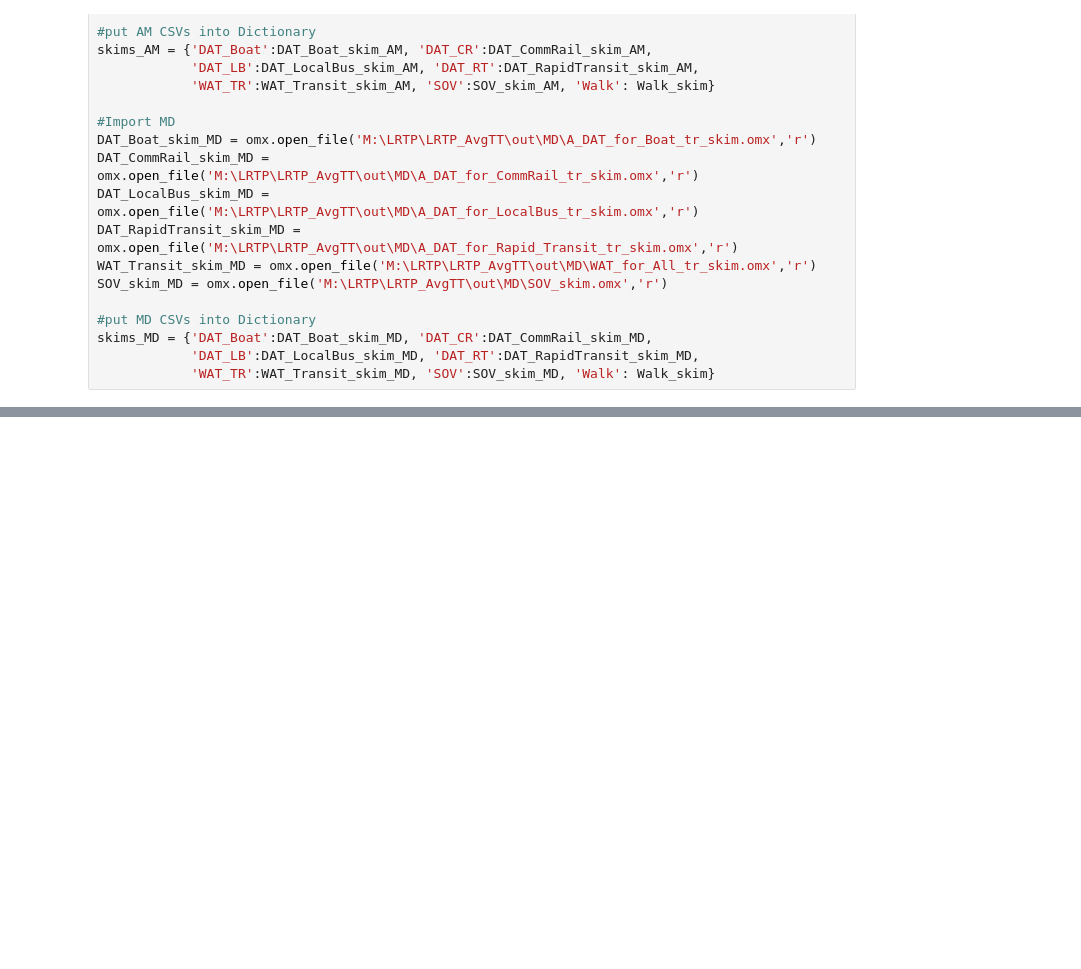
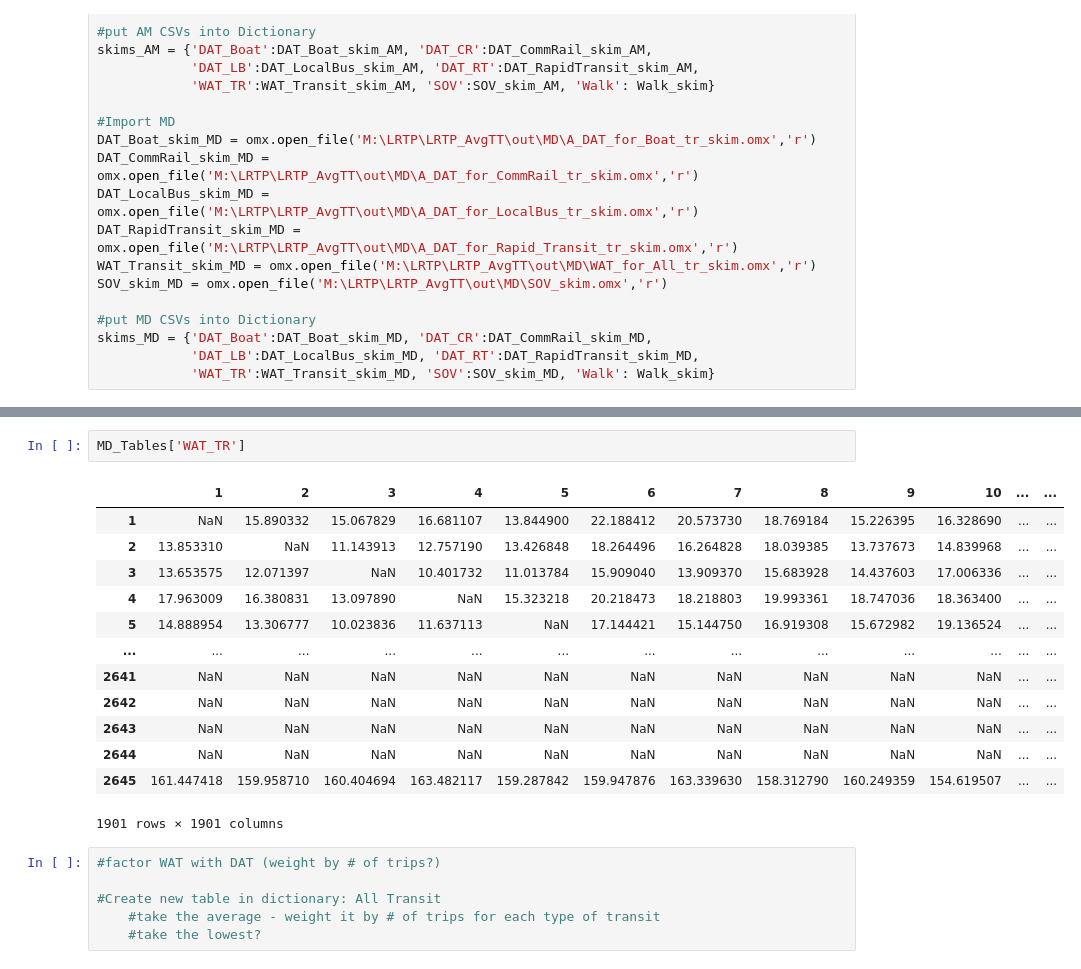
Before and after one commit to mmatkinson7/LRTP_DIDB_AVGTT, a Jupyter notebook: LTRP_DIDB_AVGTT_JULY21.ipynb, the cells around one changed output, grey strips where cells are left out. Cells and saved outputs as stored; diff of their text form; blank space fills up the shorter version.

```diff
--- a/LTRP_DIDB_AVGTT_JULY21.ipynb
+++ b/LTRP_DIDB_AVGTT_JULY21.ipynb
@@ -150,2 +149,24 @@ for x in skims_MD.keys():
+# %%
+MD_Tables['WAT_TR']
+# %% [output]
+|  | 1 | 2 | 3 | 4 | 5 | 6 | 7 | 8 | 9 | 10 | ... | ... |
+| 1 | NaN | 15.890332 | 15.067829 | 16.681107 | 13.844900 | 22.188412 | 20.573730 | 18.769184 | 15.226395 | 16.328690 | ... | ... |
+| 2 | 13.853310 | NaN | 11.143913 | 12.757190 | 13.426848 | 18.264496 | 16.264828 | 18.039385 | 13.737673 | 14.839968 | ... | ... |
+| 3 | 13.653575 | 12.071397 | NaN | 10.401732 | 11.013784 | 15.909040 | 13.909370 | 15.683928 | 14.437603 | 17.006336 | ... | ... |
+| 4 | 17.963009 | 16.380831 | 13.097890 | NaN | 15.323218 | 20.218473 | 18.218803 | 19.993361 | 18.747036 | 18.363400 | ... | ... |
+| 5 | 14.888954 | 13.306777 | 10.023836 | 11.637113 | NaN | 17.144421 | 15.144750 | 16.919308 | 15.672982 | 19.136524 | ... | ... |
+| ... | ... | ... | ... | ... | ... | ... | ... | ... | ... | ... | ... | ... |
+| 2641 | NaN | NaN | NaN | NaN | NaN | NaN | NaN | NaN | NaN | NaN | ... | ... |
+| 2642 | NaN | NaN | NaN | NaN | NaN | NaN | NaN | NaN | NaN | NaN | ... | ... |
+| 2643 | NaN | NaN | NaN | NaN | NaN | NaN | NaN | NaN | NaN | NaN | ... | ... |
+| 2644 | NaN | NaN | NaN | NaN | NaN | NaN | NaN | NaN | NaN | NaN | ... | ... |
+| 2645 | 161.447418 | 159.958710 | 160.404694 | 163.482117 | 159.287842 | 159.947876 | 163.339630 | 158.312790 | 160.249359 | 154.619507 | ... | ... |
+1901 rows × 1901 columns
+# %%
+#factor WAT with DAT (weight by # of trips?)
+
+#Create new table in dictionary: All Transit
+    #take the average - weight it by # of trips for each type of transit
+    #take the lowest?
 # %%
 ##Calculate Averages
```
Also changed, not shown: parts of 8 cells of this notebook.
